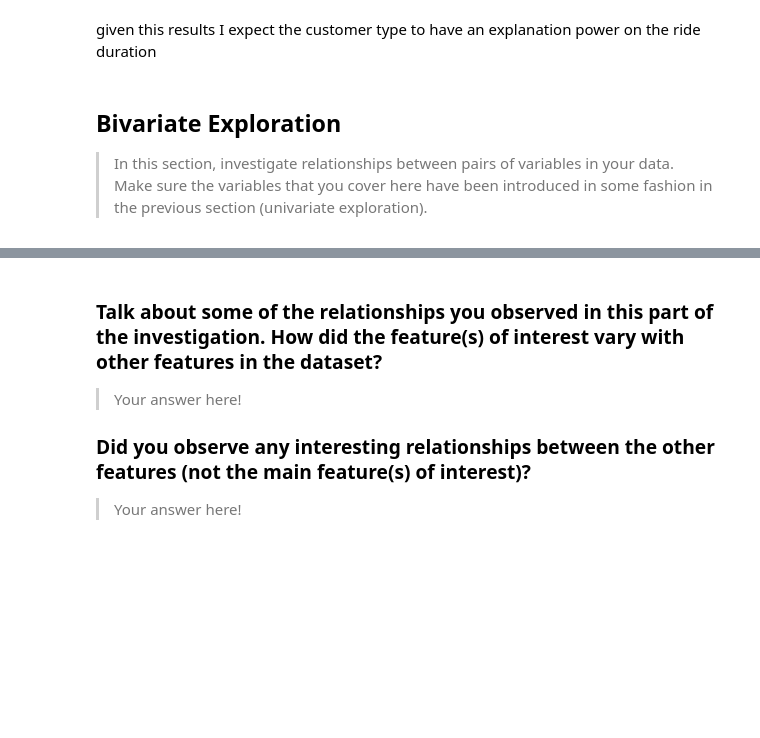
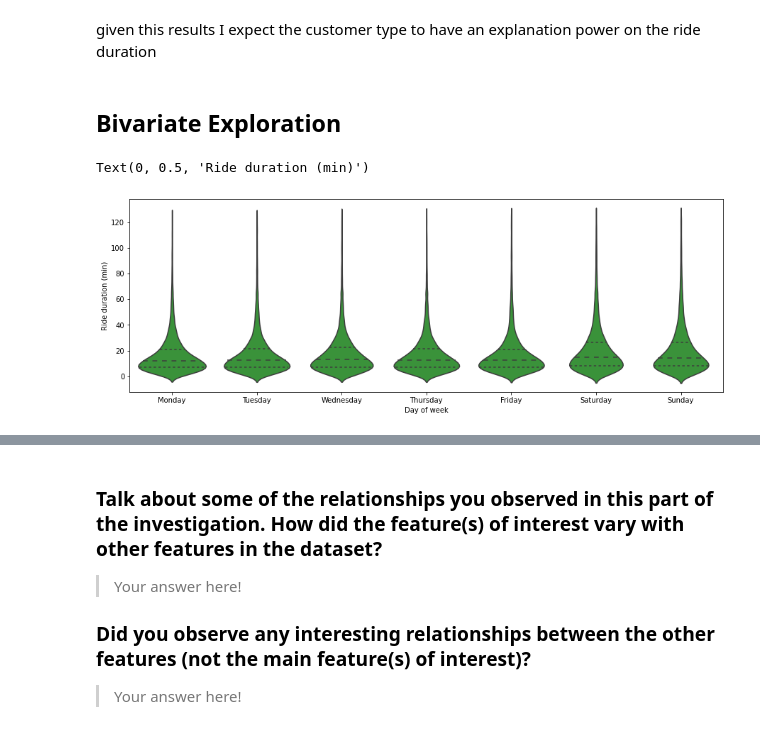
Before and after one commit to JuanGarcia10/data-visualization-lyft-bikes, a Jupyter notebook: Exploring_Lyft-Bikes_dataset.ipynb, the cells around one changed output, grey strips where cells are left out. Saved outputs shown, nothing was run; the diff lists cells and outputs as text; code cells hidden in the pictures; blank space fills up the shorter version.

Commit message:
Bivariate assessment completed

```diff
--- a/Exploring_Lyft-Bikes_dataset.ipynb
+++ b/Exploring_Lyft-Bikes_dataset.ipynb
@@ -356,9 +356,14 @@ Text(0.5, 0, 'Customer type')
 [figure]
 # %% [markdown]
 given this results I expect the customer type to have an explanation power on the ride duration
-# %% [markdown]
-## Bivariate Exploration
-
-> In this section, investigate relationships between pairs of variables in your
-data. Make sure the variables that you cover here have been introduced in some
-fashion in the previous section (univariate exploration).
+# %% [markdown]
+## Bivariate Exploration
+# %%
+# violin plot between ride duration and day of week
+plt.figure(figsize=[15, 5])
+sns.violinplot(data=df_clean, x='week_day', y='ride_dur', inner='quartile', color=base_color_day)
+plt.xlabel('Day of week')
+plt.ylabel('Ride duration (min)')
+# %% [output]
+Text(0, 0.5, 'Ride duration (min)')
+[figure, added]
```
Also changed, not shown: parts of 12 cells of this notebook.
